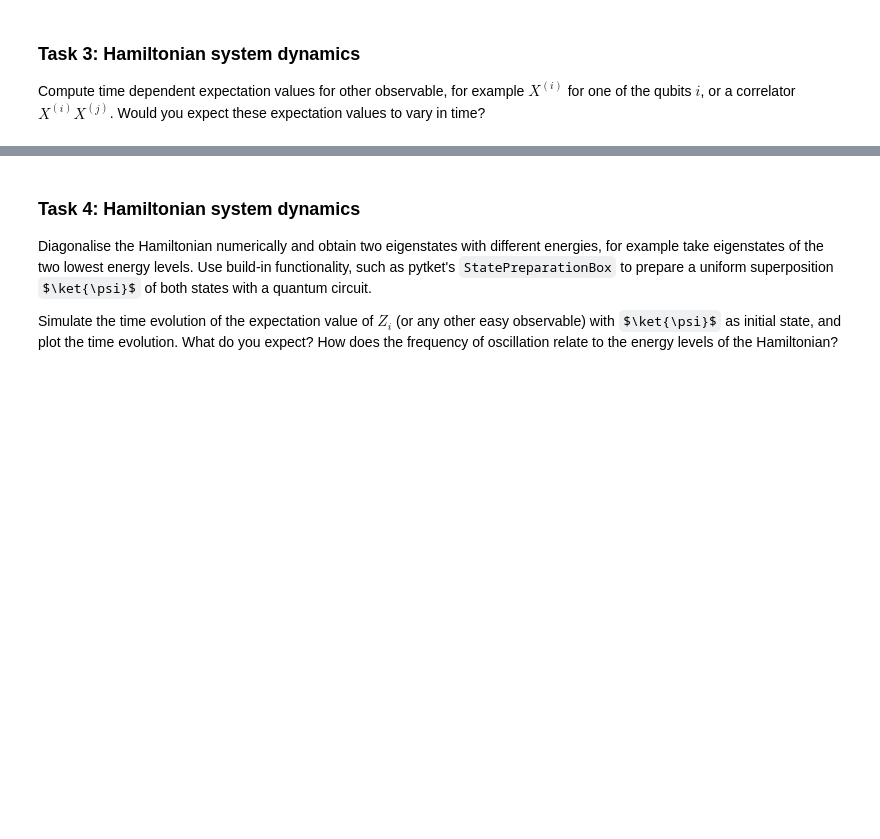
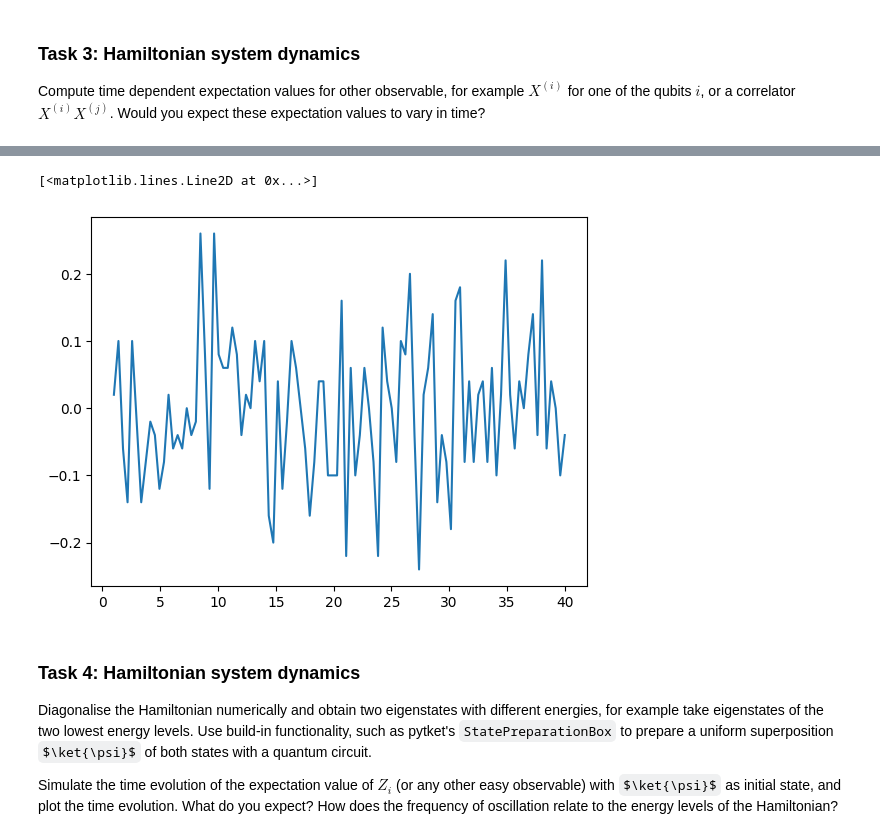
Before and after one commit to Rohan-T144/2025-Quantinuum, a Jupyter notebook: notebooks/hamiltonian_simulation.ipynb, the cells around one changed output, grey strips where cells are left out. Drawn from its saved outputs; the diff is of its cells as text; code cells hidden in the pictures; some formulas as TeX source; blank space fills up the shorter version.

```diff
--- a/notebooks/hamiltonian_simulation.ipynb
+++ b/notebooks/hamiltonian_simulation.ipynb
@@ -418,3 +436,30 @@ Study how hardware noise, emulated with e.g. the Quantinuum noise models, affect
 ### Task 3: Hamiltonian system dynamics
 
 Compute time dependent expectation values for other observable, for example $X^{(i)}$ for one of the qubits $i$, or a correlator $X^{(i)} X^{(j)}$. Would you expect these expectation values to vary in time?
+# %%
+def get_x_observable(n_qubits: int, i: int) -> QubitPauliOperator:
+    # sites = nx.path_graph(n_qubits)
+    qpo_dict = {}
+
+    xx_term = QubitPauliString([Qubit(i)], [Pauli.X])
+    qpo_dict[xx_term] = 1.0
+
+    return QubitPauliOperator(qpo_dict)
+# %%
+x_obs = get_x_observable(n_qubits, 0)
+
+# x_exp = []
+# for circ in circs:
+#     x_exp.append(get_operator_expectation_value(circ, x_obs, aer_sim, n_shots=n_shots).real)
+
+# plt.plot(times, x_exp)
+c_times = np.linspace(1, 40, 100)
+c_circs = []
+c_x_exp = []
+for t in c_times:
+    time_evolution_circ = gen_time_evolution(n_qubits, t, t / trotter_step_size)
+    time_evolution_circ_compiled = aer_sim.get_compiled_circuit(time_evolution_circ, optimisation_level = 2)
+    print(f'{t}: Compiled: {time_evolution_circ_compiled.n_2qb_gates()}, Uncompiled: {time_evolution_circ.n_2qb_gates()}')
+    # print(f'{t}: {time_evolution_circ.n_2qb_gates()}')
+    c_circs.append(time_evolution_circ_compiled)
+    c_x_exp.append(get_operator_expectation_value(time_evolution_circ_compiled, x_obs, aer_sim, n_shots=n_shots).real)
@@ -421,3 +484,8 @@ Compute time dependent expectation values for other observable, for example $X^{
+# %%
+plt.plot(c_times, c_x_exp)
+# %% [output]
+[<matplotlib.lines.Line2D at 0x...>]
+[figure, added]
 # %% [markdown]
 ### Task 4: Hamiltonian system dynamics
 
```
Also changed, not shown: parts of 4 cells of this notebook, 1 other file.
